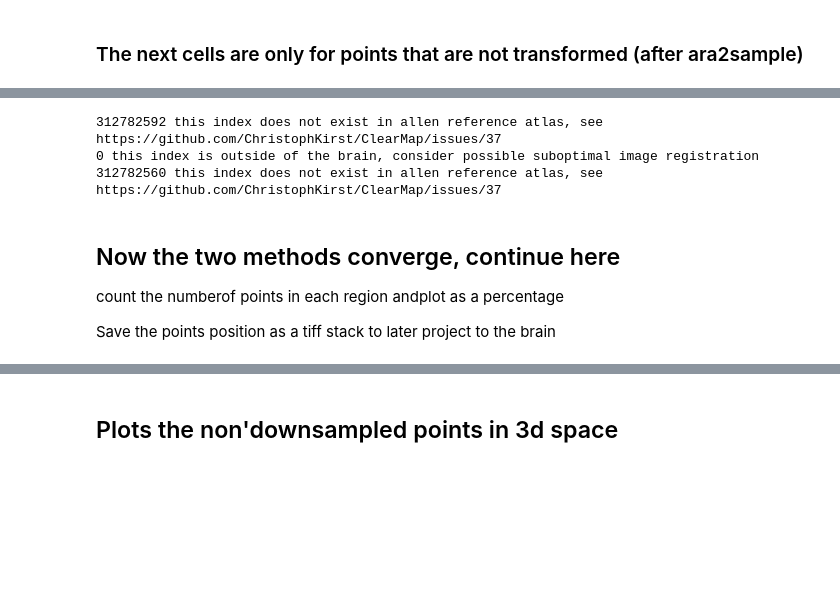
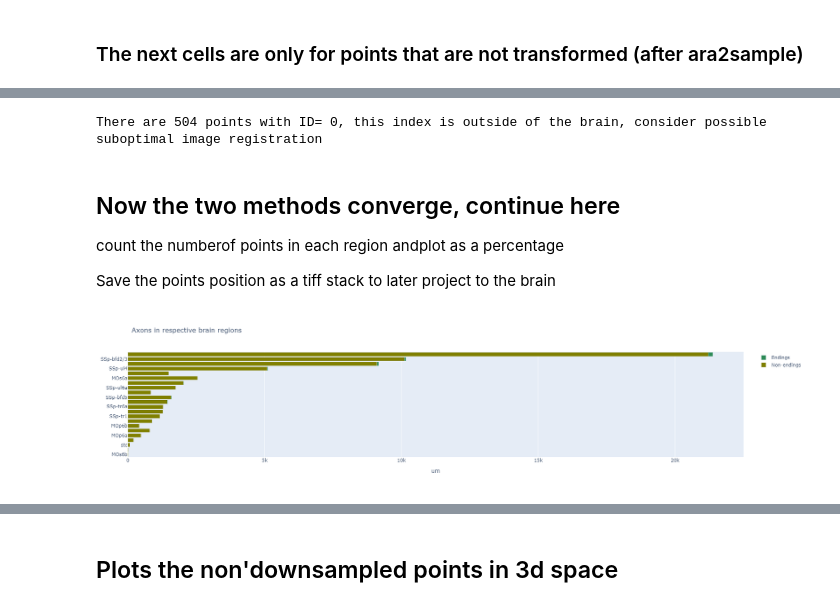
Before and after one commit to YANQI-LIU/Image_Registration, a Jupyter notebook: GetLocationsOfAnnotation.ipynb, the cells around one changed output, grey strips where cells are left out. Drawn from its saved outputs; the diff is of its cells as text; code cells hidden in the pictures; blank space fills up the shorter version.

```diff
--- a/GetLocationsOfAnnotation.ipynb
+++ b/GetLocationsOfAnnotation.ipynb
@@ -161,27 +179,53 @@ for x in atlas_labels['id']:
 
 # need to format this first ourselves,otherwise problematic for 0 and very large numbers (idk why)
 
+num_of_zeros = [i for i, x in enumerate(points_in_atlas) if x == 0]
+# find the indices for which carries an id =0
+
 for id_inbrain in unique_id:
     if id_inbrain not in id_inatlas:
         if id_inbrain==0:
-            print(id_inbrain,'this index is outside of the brain, consider possible suboptimal image registration')
+            print(f'There are {len(num_of_zeros)} points with ID= {id_inbrain}, this index is outside of the brain, consider possible suboptimal image registration')
         else:
             print(id_inbrain,'this index does not exist in allen reference atlas, see https://github.com/ChristophKirst/ClearMap/issues/37')
         warnings.warn('Some points do not have corresponding labels')
 
-
 # Turns out these big numbers exist in atlas but have no name in the json file..ask on allen brain map community forum
 # the 0 index is points out of the brain b/c registration problem
 # %% [output]
-312782592 this index does not exist in allen reference atlas, see https://github.com/ChristophKirst/ClearMap/issues/37
-0 this index is outside of the brain, consider possible suboptimal image registration
-312782560 this index does not exist in allen reference atlas, see https://github.com/ChristophKirst/ClearMap/issues/37
+There are 504 points with ID= 0, this index is outside of the brain, consider possible suboptimal image registration
 # %% [markdown]
 ## Now the two methods converge, continue here
 
 count the numberof points in each region andplot as a percentage
 
 Save the points position as a tiff stack to later project to the brain
+# %%
+import plotly.offline
+import plotly.graph_objects as go
+
+y=our_regionWcounts['acronym']
+fig = go.Figure()
+fig.add_trace(go.Bar(
+    y=y, x=our_regionWcounts['Total_counts']-our_regionWcounts['Endings_counts'],
+    name='Non-endings', marker_color='olive',
+    hovertext=our_regionWcounts['name'],
+    orientation='h')
+             )
+fig.add_trace(go.Bar(
+    y=y, x=our_regionWcounts['Endings_counts'],
+    name='Endings', marker_color='seagreen',
+    orientation='h')
+             )
+
+fig.update_layout(barmode='stack', yaxis={'categoryorder':'total ascending'},
+                  title='Axons in respective brain regions',
+                  hovermode="y",
+                  xaxis_title='um')
+fig.show()
+plotly.offline.plot(fig, filename=outdir+'/'+ outdir[3:8]+'BarPlot.html')
+# %% [output]
+[figure, added]
 # %%
 #Plot the result
 
```
Also changed, not shown: parts of 13 cells of this notebook.
